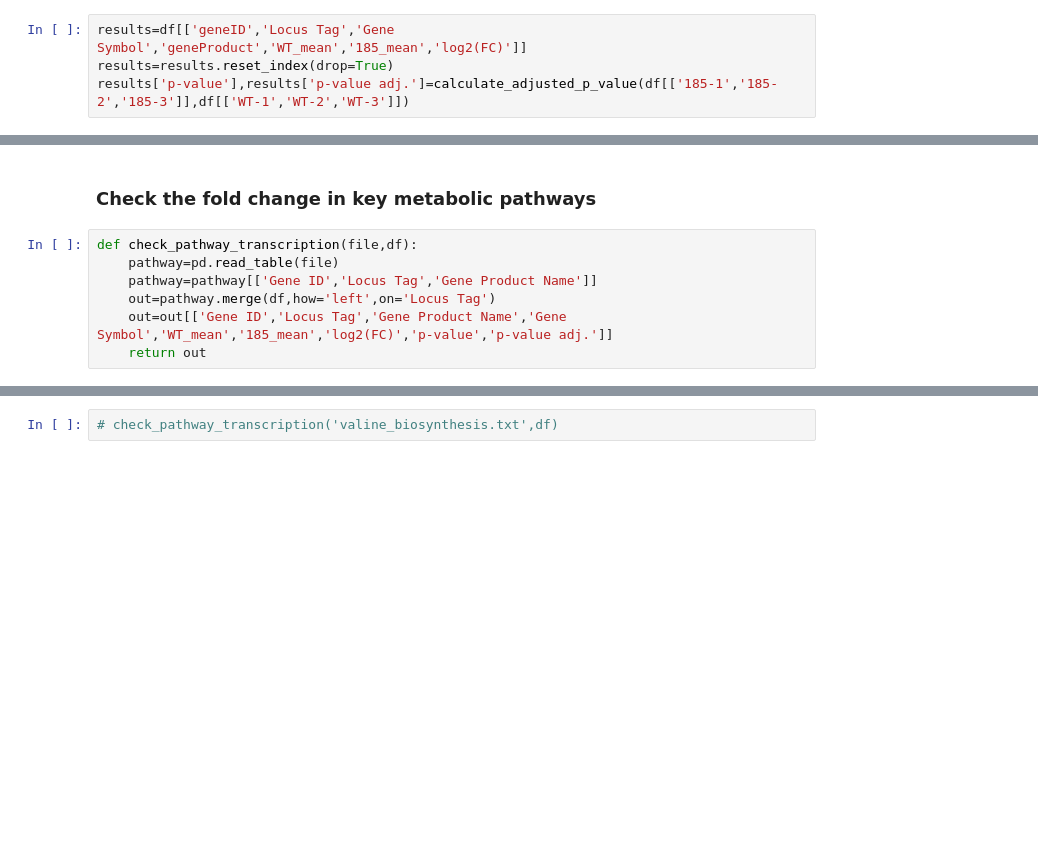
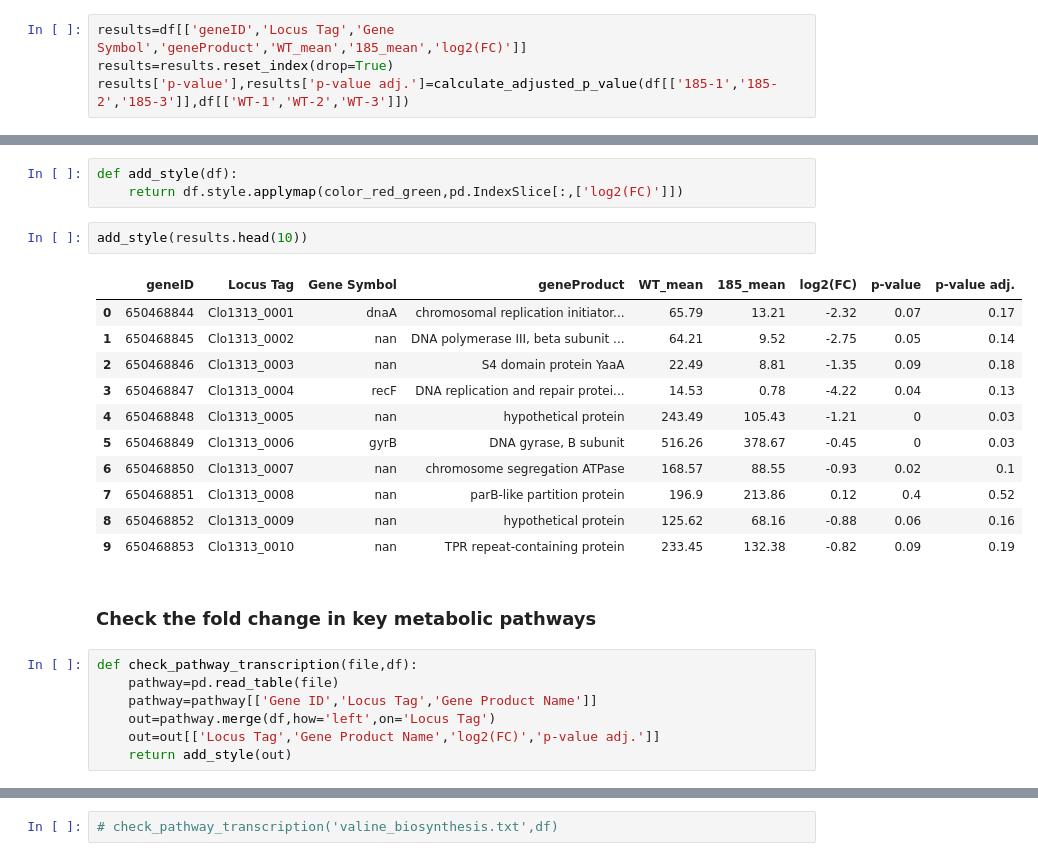
Before and after one commit to miluo41/rna_seq_clostridium, a Jupyter notebook: RNA_Seq_analysis.ipynb, the cells around one changed output, grey strips where cells are left out. Drawn from its saved outputs; the diff is of its cells as text; blank space fills up the shorter version.

```diff
--- a/RNA_Seq_analysis.ipynb
+++ b/RNA_Seq_analysis.ipynb
@@ -143,3 +152,20 @@ results.head(5)
+# %%
+def add_style(df):
+    return df.style.applymap(color_red_green,pd.IndexSlice[:,['log2(FC)']])
+# %%
+add_style(results.head(10))
+# %% [output]
+|  | geneID | Locus Tag | Gene Symbol | geneProduct | WT_mean | 185_mean | log2(FC) | p-value | p-value adj. |
+| 0 | 650468844 | Clo1313_0001 | dnaA | chromosomal replication initiator... | 65.79 | 13.21 | -2.32 | 0.07 | 0.17 |
+| 1 | 650468845 | Clo1313_0002 | nan | DNA polymerase III, beta subunit ... | 64.21 | 9.52 | -2.75 | 0.05 | 0.14 |
+| 2 | 650468846 | Clo1313_0003 | nan | S4 domain protein YaaA | 22.49 | 8.81 | -1.35 | 0.09 | 0.18 |
+| 3 | 650468847 | Clo1313_0004 | recF | DNA replication and repair protei... | 14.53 | 0.78 | -4.22 | 0.04 | 0.13 |
+| 4 | 650468848 | Clo1313_0005 | nan | hypothetical protein | 243.49 | 105.43 | -1.21 | 0 | 0.03 |
+| 5 | 650468849 | Clo1313_0006 | gyrB | DNA gyrase, B subunit | 516.26 | 378.67 | -0.45 | 0 | 0.03 |
+| 6 | 650468850 | Clo1313_0007 | nan | chromosome segregation ATPase | 168.57 | 88.55 | -0.93 | 0.02 | 0.1 |
+| 7 | 650468851 | Clo1313_0008 | nan | parB-like partition protein | 196.9 | 213.86 | 0.12 | 0.4 | 0.52 |
+| 8 | 650468852 | Clo1313_0009 | nan | hypothetical protein | 125.62 | 68.16 | -0.88 | 0.06 | 0.16 |
+| 9 | 650468853 | Clo1313_0010 | nan | TPR repeat-containing protein | 233.45 | 132.38 | -0.82 | 0.09 | 0.19 |
 # %% [markdown]
 ### Check the fold change in key metabolic pathways
 # %%
@@ -147,8 +173,8 @@ def check_pathway_transcription(file,df):
     pathway=pd.read_table(file)
     pathway=pathway[['Gene ID','Locus Tag','Gene Product Name']]
     out=pathway.merge(df,how='left',on='Locus Tag')
-    out=out[['Gene ID','Locus Tag','Gene Product Name','Gene Symbol','WT_mean','185_mean','log2(FC)','p-value','p-value adj.']]
-    return out
+    out=out[['Locus Tag','Gene Product Name','log2(FC)','p-value adj.']]
+    return add_style(out)
 # %%
 check_pathway_transcription('ketoacid_pathway(PWY-7111).txt',results)
 # %% [output]
```
Also changed, not shown: parts of 18 cells of this notebook.
